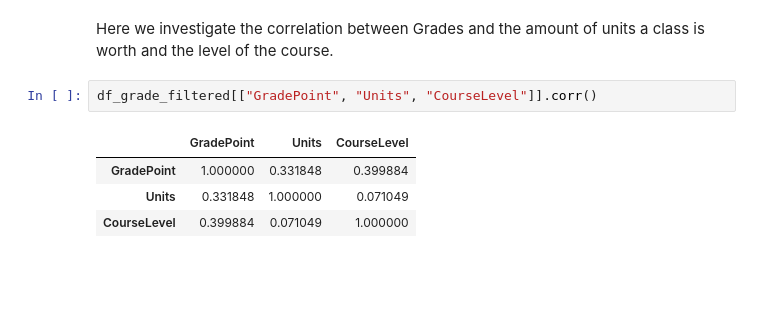
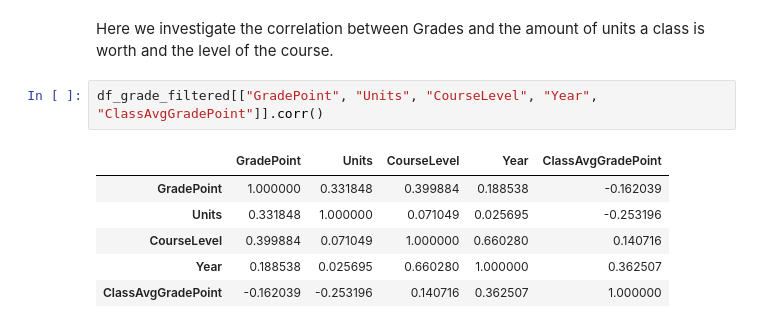
Before and after one commit to NickTurenne/Transcript-Analysis, a Jupyter notebook: notebooks/EDA.ipynb, the cells around one changed output. Cells and saved outputs as stored; diff of their text form; blank space fills up the shorter version.

```diff
--- a/notebooks/EDA.ipynb
+++ b/notebooks/EDA.ipynb
@@ -260,9 +265,11 @@ df_grade_filtered.plot.scatter(x="Units", y="GradePoint")
 # %% [markdown]
 Here we investigate the correlation between Grades and the amount of units a class is worth and the level of the course.
 # %%
-df_grade_filtered[["GradePoint", "Units", "CourseLevel"]].corr()
+df_grade_filtered[["GradePoint", "Units", "CourseLevel", "Year", "ClassAvgGradePoint"]].corr()
 # %% [output]
-|  | GradePoint | Units | CourseLevel |
-| GradePoint | 1.000000 | 0.331848 | 0.399884 |
-| Units | 0.331848 | 1.000000 | 0.071049 |
-| CourseLevel | 0.399884 | 0.071049 | 1.000000 |
+|  | GradePoint | Units | CourseLevel | Year | ClassAvgGradePoint |
+| GradePoint | 1.000000 | 0.331848 | 0.399884 | 0.188538 | -0.162039 |
+| Units | 0.331848 | 1.000000 | 0.071049 | 0.025695 | -0.253196 |
+| CourseLevel | 0.399884 | 0.071049 | 1.000000 | 0.660280 | 0.140716 |
+| Year | 0.188538 | 0.025695 | 0.660280 | 1.000000 | 0.362507 |
+| ClassAvgGradePoint | -0.162039 | -0.253196 | 0.140716 | 0.362507 | 1.000000 |
```
Also changed, not shown: parts of 2 cells of this notebook, 1 other file.
